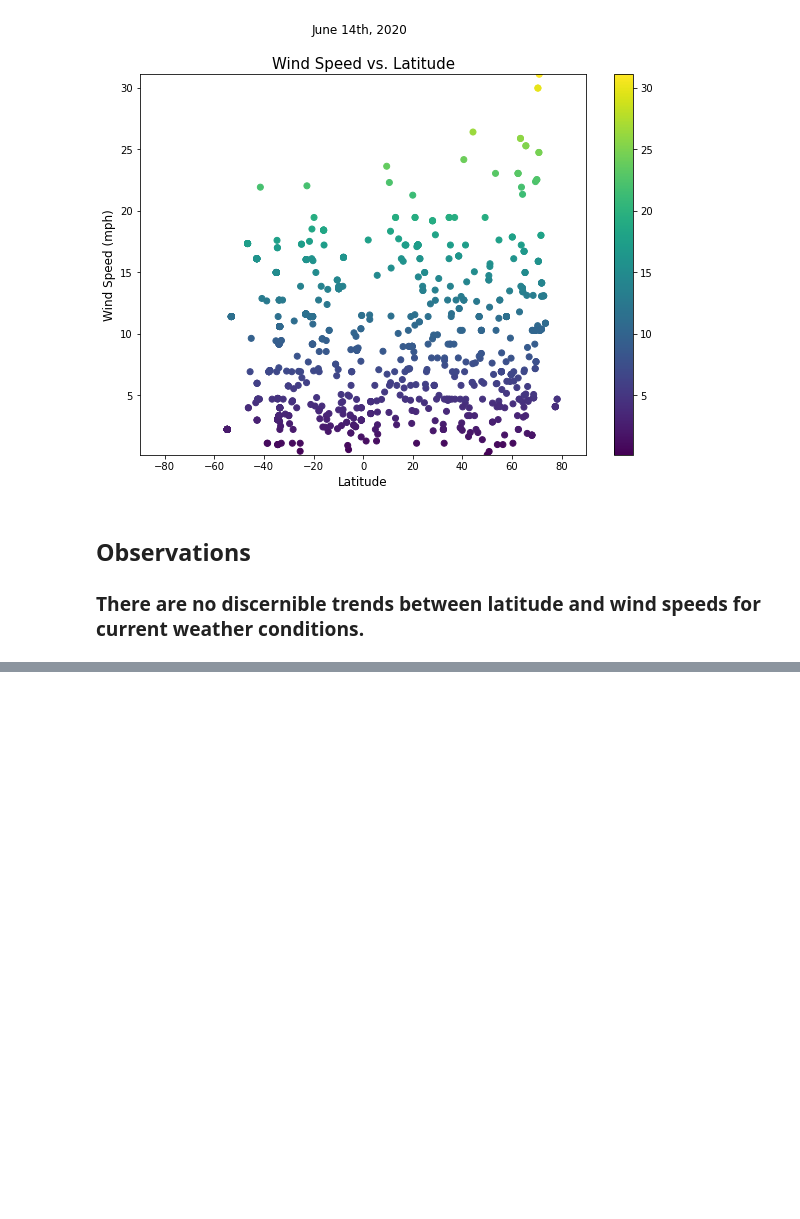
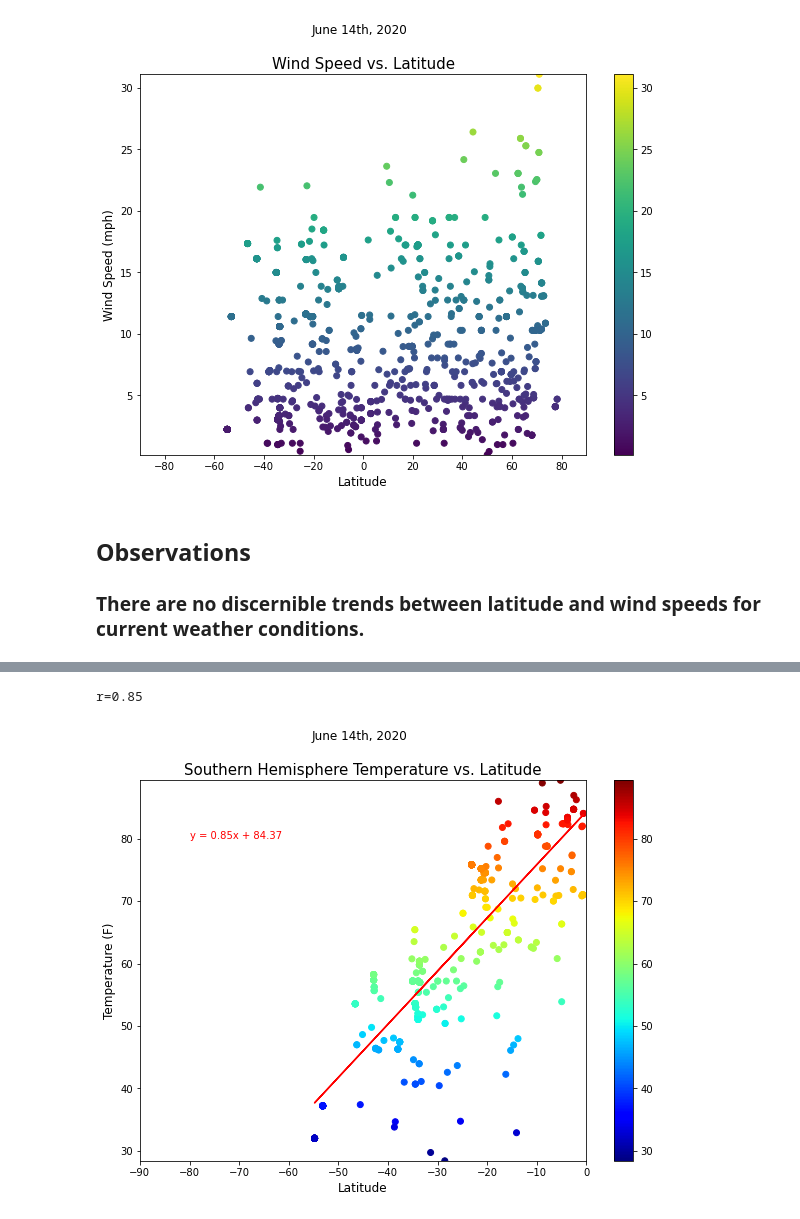
Before and after one commit to JonathanAntia/python-api-challenge, a Jupyter notebook: WeatherPy/WeatherPy.ipynb, the cells around one changed output, grey strips where cells are left out. Drawn from its saved outputs; the diff is of its cells as text; code cells hidden in the pictures; blank space fills up the shorter version.

```diff
--- a/WeatherPy/WeatherPy.ipynb
+++ b/WeatherPy/WeatherPy.ipynb
@@ -193,0 +217,25 @@ southern_hemisphere = weather_data.loc[(weather_data['Hemisphere']=='Southern'),
+# %%
+# plot temperature vs latitude for the southern hemisphere and add a linear regression
+correlation = st.pearsonr(southern_hemisphere["Latitude"],southern_hemisphere["Temperature (F)"])
+(slope, intercept, rvalue, pvalue, stderr) = st.linregress(southern_hemisphere["Latitude"],
+                                                           southern_hemisphere["Temperature (F)"])
+regress_values = southern_hemisphere["Latitude"] * slope + intercept
+line_eq = f'y = {str(round(slope,2))}x + {str(round(intercept,2))}'
+print(f'r={round(correlation[0],2)}')
+fig,ax = plt.subplots(figsize=(10,7))
+chart = ax.scatter(
+    southern_hemisphere["Latitude"],southern_hemisphere['Temperature (F)'],c=southern_hemisphere['Temperature (F)'],
+    cmap=plt.cm.jet)
+fig.colorbar(chart, ax=ax)
+plt.plot(southern_hemisphere["Latitude"], regress_values, "r-")
+plt.annotate(line_eq, (-80,80),fontsize=10,color='red')
+plt.xlabel("Latitude", fontsize=12)
+plt.ylabel("Temperature (F)", fontsize=12)
+plt.title("Southern Hemisphere Temperature vs. Latitude", fontsize=15)
+plt.suptitle("June 14th, 2020",x=0.43,fontsize=12)
+plt.xlim(-90,0)
+plt.ylim(southern_hemisphere['Temperature (F)'].min(),southern_hemisphere['Temperature (F)'].max())
+plt.show()
+# %% [output]
+r=0.85
+[figure, added]
```
Also changed, not shown: parts of 4 cells of this notebook.
